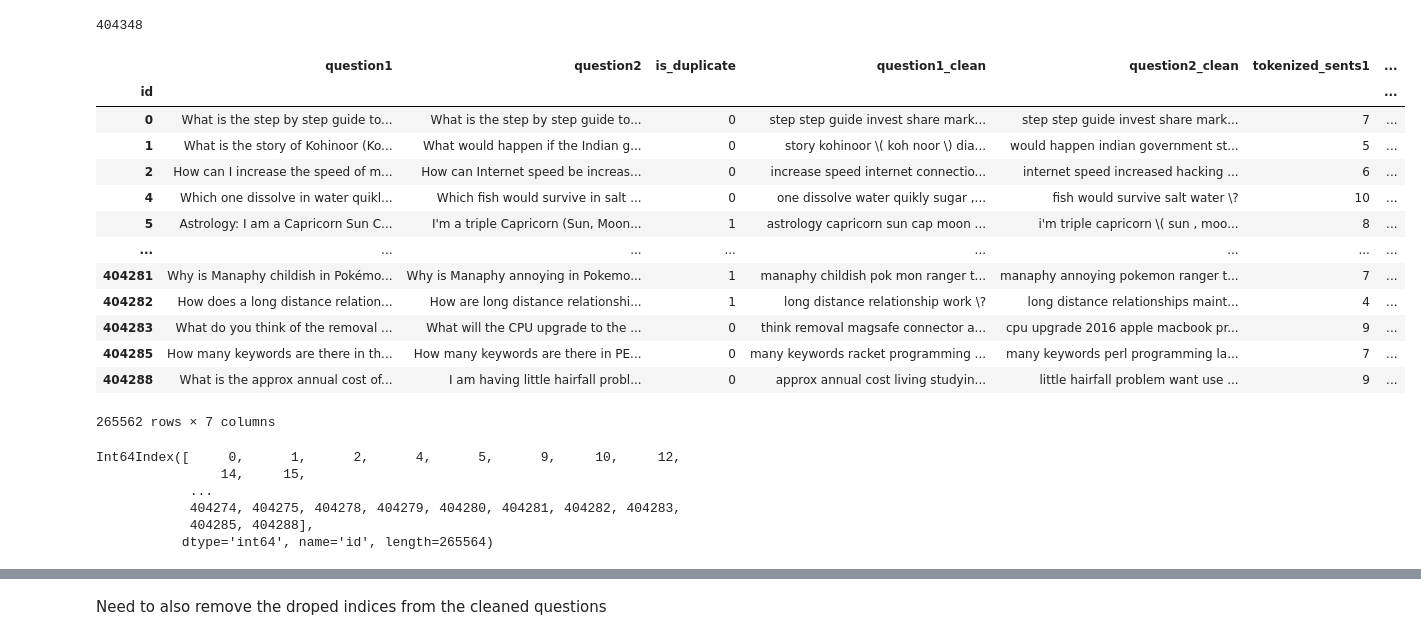
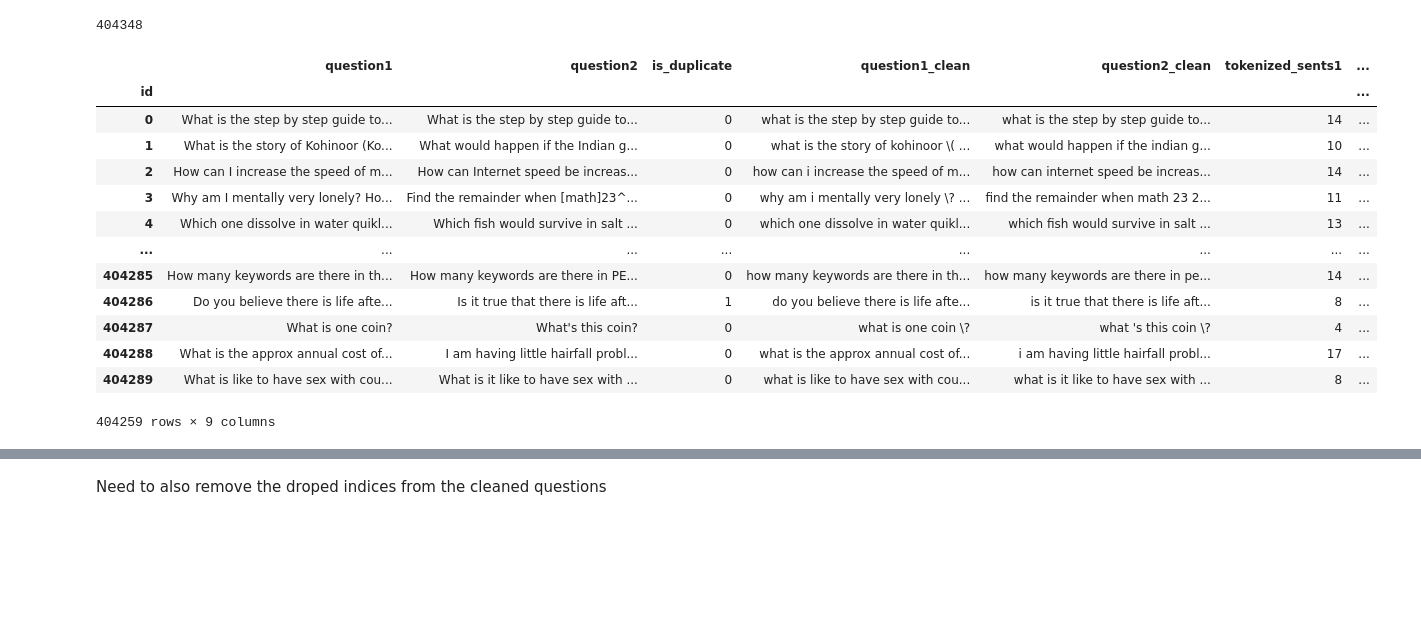
Before and after one commit to danielgarel/NLP_project, a Jupyter notebook: Data_import.ipynb, the cells around one changed output, grey strips where cells are left out. Drawn from its saved outputs; the diff is of its cells as text; code cells hidden in the pictures; blank space fills up the shorter version.

Commit message:
preprocessed questions

```diff
--- a/Data_import.ipynb
+++ b/Data_import.ipynb
@@ -91,11 +91,46 @@ null_val
 | 205947 | False | False | False | False | False | False | True |
 # %%
 df = df.drop(null_val.index)
-# %%
-df['tokenized_sents1'] = df.apply(lambda row: len(re.findall(r'\w+', row['question1_clean'])), axis=1)
-df['tokenized_sents2'] = df.apply(lambda row: len(re.findall(r'\w+', row['question2_clean'])), axis=1)
 # %%
 df = df.drop(columns = ['qid1', 'qid2'])
+# %%
+def additional_cleaning(text):
+    text = re.sub(r"[^A-Za-z0-9^,!.\/'+-=]", " ", text)
+    text = re.sub(r"what's", "what is ", text)
+    text = re.sub(r"\'s", " ", text)
+    text = re.sub(r"\'ve", " have ", text)
+    text = re.sub(r"can't", "cannot ", text)
+    text = re.sub(r"n't", " not ", text)
+    text = re.sub(r"i'm", "i am ", text)
+    text = re.sub(r"\'re", " are ", text)
+    text = re.sub(r"\'d", " would ", text)
+    text = re.sub(r"\'ll", " will ", text)
+    text = re.sub(r",", " ", text)
+    text = re.sub(r"\.", " ", text)
+    text = re.sub(r"!", " ! ", text)
+    text = re.sub(r"\/", " ", text)
+    text = re.sub(r"\^", " ^ ", text)
+    text = re.sub(r"\+", " + ", text)
+    text = re.sub(r"\-", " - ", text)
+    text = re.sub(r"\=", " = ", text)
+    text = re.sub(r"'", " ", text)
+    text = re.sub(r"(\d+)(k)", r"\g<1>000", text)
+    text = re.sub(r":", " : ", text)
+    text = re.sub(r" e g ", " eg ", text)
+    text = re.sub(r" b g ", " bg ", text)
+    text = re.sub(r" u s ", " american ", text)
+    text = re.sub(r"\0s", "0", text)
+    text = re.sub(r" 9 11 ", "911", text)
+    text = re.sub(r"e - mail", "email", text)
+    text = re.sub(r"j k", "jk", text)
+    text = re.sub(r"\s{2,}", " ", text)
+    return text
+# %%
+df['question1_clean_clean']= df.apply(lambda row: additional_cleaning(row['question1_clean']), axis=1)
+df['question2_clean_clean']= df.apply(lambda row: additional_cleaning(row['question2_clean']), axis=1)
+# %%
+df['tokenized_sents1'] = df.apply(lambda row: len(re.findall(r'\w+', row['question1_clean_clean'])), axis=1)
+df['tokenized_sents2'] = df.apply(lambda row: len(re.findall(r'\w+', row['question2_clean_clean'])), axis=1)
 # %%
 df
 # %% [output]
@@ -198,29 +209,20 @@ len(test_train_ind)
 # %% [output]
 404348
 # %%
-df_match = df_long[df_long.index.isin(test_train_ind)]
+df_match = df[df.index.isin(test_train_ind)]
 df_match
 # %% [output]
 |  | question1 | question2 | is_duplicate | question1_clean | question2_clean | tokenized_sents1 | ... |
 | id |  |  |  |  |  |  | ... |
-| 0 | What is the step by step guide to... | What is the step by step guide to... | 0 | step step guide invest share mark... | step step guide invest share mark... | 7 | ... |
-| 1 | What is the story of Kohinoor (Ko... | What would happen if the Indian g... | 0 | story kohinoor \( koh noor \) dia... | would happen indian government st... | 5 | ... |
-| 2 | How can I increase the speed of m... | How can Internet speed be increas... | 0 | increase speed internet connectio... | internet speed increased hacking ... | 6 | ... |
-| 4 | Which one dissolve in water quikl... | Which fish would survive in salt ... | 0 | one dissolve water quikly sugar ,... | fish would survive salt water \? | 10 | ... |
-| 5 | Astrology: I am a Capricorn Sun C... | I'm a triple Capricorn (Sun, Moon... | 1 | astrology capricorn sun cap moon ... | i'm triple capricorn \( sun , moo... | 8 | ... |
+| 0 | What is the step by step guide to... | What is the step by step guide to... | 0 | what is the step by step guide to... | what is the step by step guide to... | 14 | ... |
+| 1 | What is the story of Kohinoor (Ko... | What would happen if the Indian g... | 0 | what is the story of kohinoor \( ... | what would happen if the indian g... | 10 | ... |
+| 2 | How can I increase the speed of m... | How can Internet speed be increas... | 0 | how can i increase the speed of m... | how can internet speed be increas... | 14 | ... |
+| 3 | Why am I mentally very lonely? Ho... | Find the remainder when [math]23^... | 0 | why am i mentally very lonely \? ... | find the remainder when math 23 2... | 11 | ... |
+| 4 | Which one dissolve in water quikl... | Which fish would survive in salt ... | 0 | which one dissolve in water quikl... | which fish would survive in salt ... | 13 | ... |
 | ... | ... | ... | ... | ... | ... | ... | ... |
-| 404281 | Why is Manaphy childish in Pokémo... | Why is Manaphy annoying in Pokemo... | 1 | manaphy childish pok mon ranger t... | manaphy annoying pokemon ranger t... | 7 | ... |
-| 404282 | How does a long distance relation... | How are long distance relationshi... | 1 | long distance relationship work \? | long distance relationships maint... | 4 | ... |
-| 404283 | What do you think of the removal ... | What will the CPU upgrade to the ... | 0 | think removal magsafe connector a... | cpu upgrade 2016 apple macbook pr... | 9 | ... |
-| 404285 | How many keywords are there in th... | How many keywords are there in PE... | 0 | many keywords racket programming ... | many keywords perl programming la... | 7 | ... |
-| 404288 | What is the approx annual cost of... | I am having little hairfall probl... | 0 | approx annual cost living studyin... | little hairfall problem want use ... | 9 | ... |
+| 404285 | How many keywords are there in th... | How many keywords are there in PE... | 0 | how many keywords are there in th... | how many keywords are there in pe... | 14 | ... |
+| 404286 | Do you believe there is life afte... | Is it true that there is life aft... | 1 | do you believe there is life afte... | is it true that there is life aft... | 8 | ... |
+| 404287 | What is one coin? | What's this coin? | 0 | what is one coin \? | what 's this coin \? | 4 | ... |
+| 404288 | What is the approx annual cost of... | I am having little hairfall probl... | 0 | what is the approx annual cost of... | i am having little hairfall probl... | 17 | ... |
+| 404289 | What is like to have sex with cou... | What is it like to have sex with ... | 0 | what is like to have sex with cou... | what is it like to have sex with ... | 8 | ... |
-265562 rows × 7 columns
+404259 rows × 9 columns
-# %%
-df_long.index
-# %% [output]
-Int64Index([     0,      1,      2,      4,      5,      9,     10,     12,
-                14,     15,
-            ...
-            404274, 404275, 404278, 404279, 404280, 404281, 404282, 404283,
-            404285, 404288],
-           dtype='int64', name='id', length=265564)
```
Also changed, not shown: parts of 25 cells of this notebook, 3 other files.
